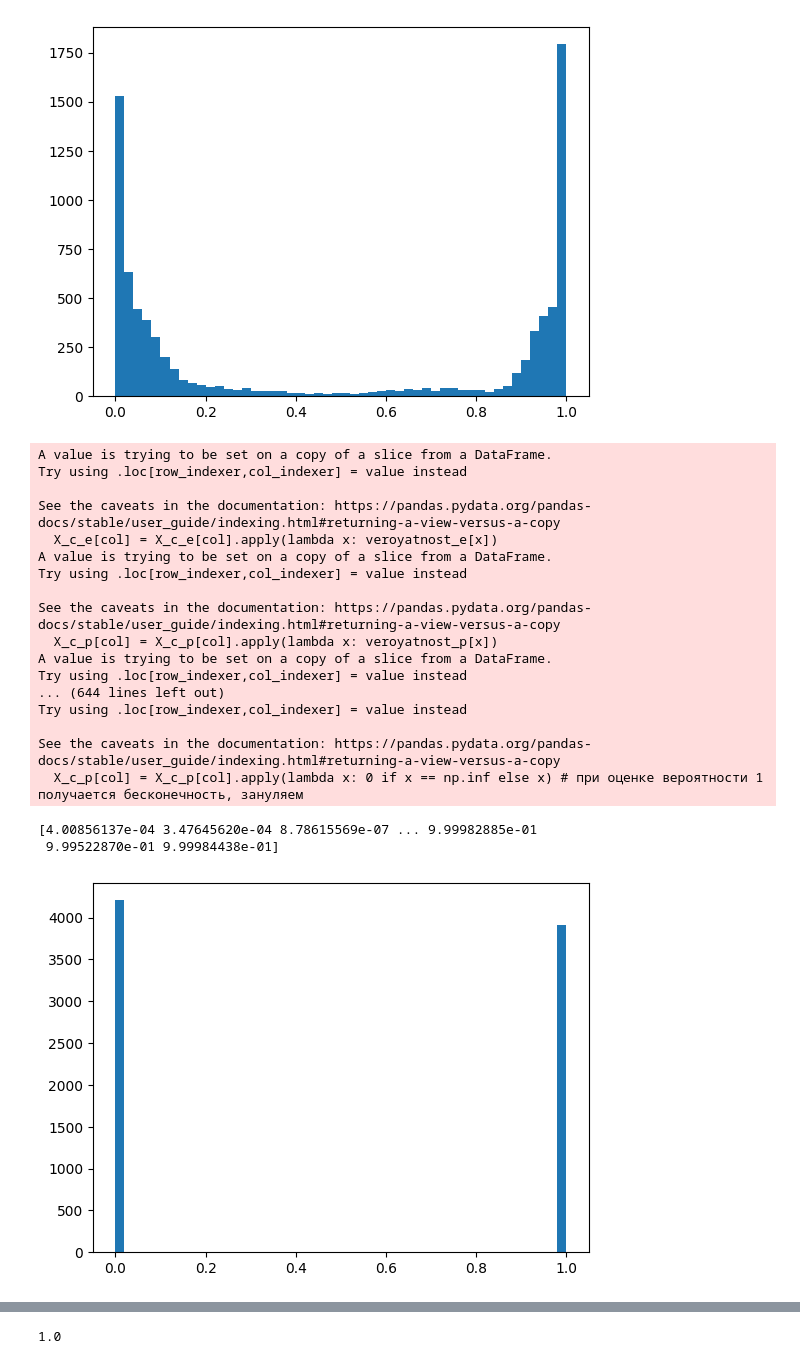
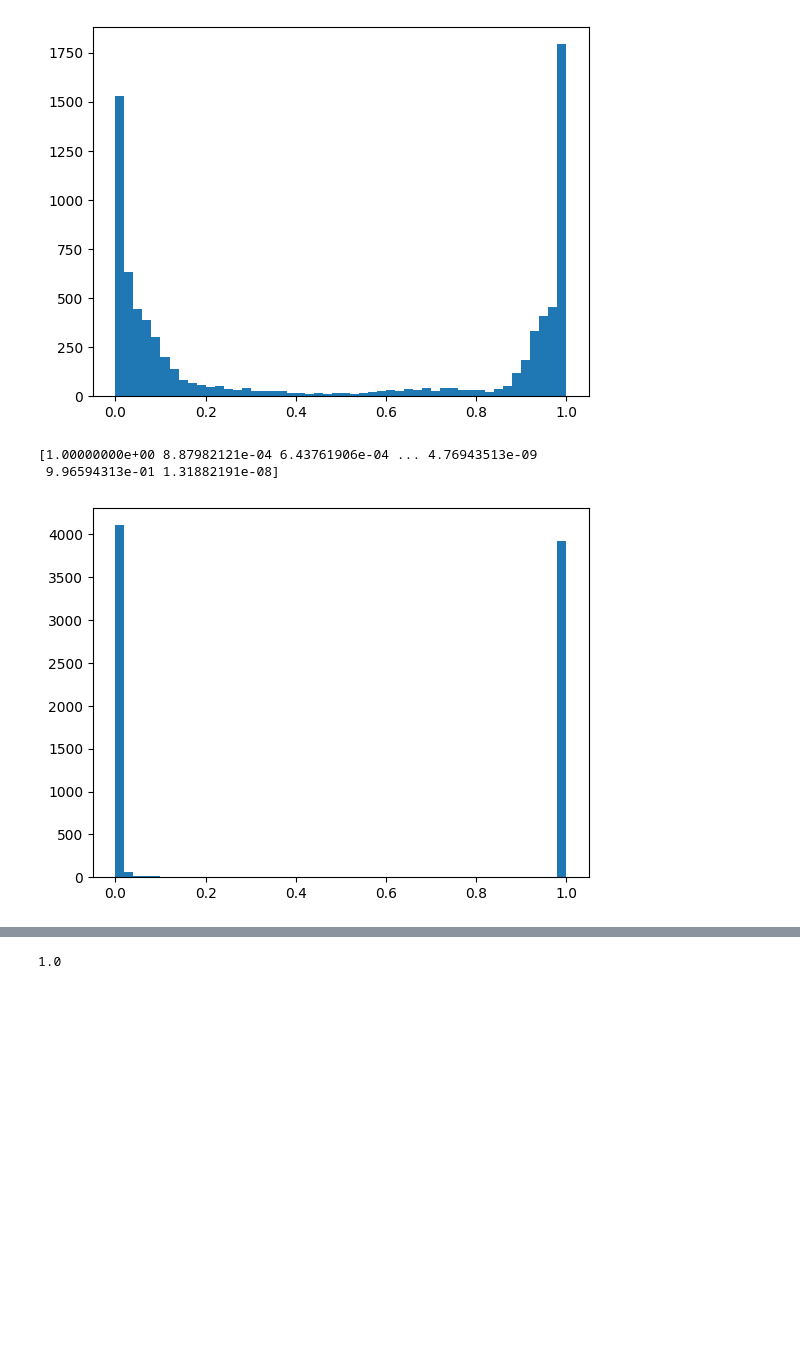
Before and after one commit to kosmldev/mmad, a Jupyter notebook: lab2.ipynb, the cells around one changed output, grey strips where cells are left out. Cells and saved outputs as stored; diff of their text form; code cells hidden in the pictures; blank space fills up the shorter version.

```diff
--- a/lab2.ipynb
+++ b/lab2.ipynb
@@ -215,54 +216,28 @@ Please also refer to the documentation for alternative solver options:
 # %%
 model = LogisticRegression()
 
-X_c = X.copy()
-X_c_e = X_c[y == 'e']
-X_c_p = X_c[y == 'p']
+mashrooms_c = mashrooms.copy()
 
-for col in X_c.columns: # для каждой колонки считаем оценки вероятности
-    veroyatnost_e = X_c_e[col].value_counts(normalize=True)
-    veroyatnost_p = X_c_p[col].value_counts(normalize=True)
+for col in mashrooms_c.columns: # для каждой колонки считаем оценки вероятности
+    if col != 'class':
+        varoyatnost = mashrooms.groupby(col)['class'].value_counts(normalize=True).unstack().fillna(0)
+        mashrooms_c[col] = mashrooms_c[['class', col]].apply(lambda x: varoyatnost[x[0]].loc[x[1]], axis=1)
 
-    X_c_e[col] = X_c_e[col].apply(lambda x: veroyatnost_e[x])
-    X_c_p[col] = X_c_p[col].apply(lambda x: veroyatnost_p[x])
+        mashrooms_c[col] = np.log(mashrooms_c[col]/(1-mashrooms_c[col])) # и делаем обратное логистическое преобразования
 
-    X_c_e[col] = np.log(X_c_e[col]/(1-X_c_e[col])) # и делаем обратное логистическое преобразования
-    X_c_p[col] = np.log(X_c_p[col]/(1-X_c_p[col])) # и делаем обратное логистическое преобразования
+        mashrooms_c[col] = mashrooms_c[col].apply(lambda x: 0 if x == np.inf else x) # при оценке вероятности 1 получается бесконечность, зануляем
 
-    X_c_e[col] = X_c_e[col].apply(lambda x: 0 if x == np.inf else x) # при оценке вероятности 1 получается бесконечность, зануляем
-    X_c_p[col] = X_c_p[col].apply(lambda x: 0 if x == np.inf else x) # при оценке вероятности 1 получается бесконечность, зануляем
-
-X_c = pd.concat([X_c_e, X_c_p])
-
-y_c_e = y[y == 'e']
-y_c_p = y[y == 'p']
-y_c = pd.concat([y_c_e, y_c_p])
+X_c = mashrooms_c.drop(columns='class')
+y_c = mashrooms_c['class'].copy()
 
 y_c = LabelEncoder().fit_transform(y_c)
 model.fit(X_c,y_c)
 probs = model.predict_proba(X_c)[:,1]
 
 print(probs) # с обратным логистическим преобразованием
 plt.hist(probs, 50)
 plt.show()
 # %% [output]
-A value is trying to be set on a copy of a slice from a DataFrame.
-Try using .loc[row_indexer,col_indexer] = value instead
-
-See the caveats in the documentation: https://pandas.pydata.org/pandas-docs/stable/user_guide/indexing.html#returning-a-view-versus-a-copy
-  X_c_e[col] = X_c_e[col].apply(lambda x: veroyatnost_e[x])
-A value is trying to be set on a copy of a slice from a DataFrame.
-Try using .loc[row_indexer,col_indexer] = value instead
-
-See the caveats in the documentation: https://pandas.pydata.org/pandas-docs/stable/user_guide/indexing.html#returning-a-view-versus-a-copy
-  X_c_p[col] = X_c_p[col].apply(lambda x: veroyatnost_p[x])
-A value is trying to be set on a copy of a slice from a DataFrame.
-Try using .loc[row_indexer,col_indexer] = value instead
-... (644 lines left out)
-Try using .loc[row_indexer,col_indexer] = value instead
-
-See the caveats in the documentation: https://pandas.pydata.org/pandas-docs/stable/user_guide/indexing.html#returning-a-view-versus-a-copy
-  X_c_p[col] = X_c_p[col].apply(lambda x: 0 if x == np.inf else x) # при оценке вероятности 1 получается бесконечность, зануляем
+[1.00000000e+00 8.87982121e-04 6.43761906e-04 ... 4.76943513e-09
+ 9.96594313e-01 1.31882191e-08]
-[4.00856137e-04 3.47645620e-04 8.78615569e-07 ... 9.99982885e-01
- 9.99522870e-01 9.99984438e-01]
-[figure, old version]
+[figure, new version]
```
Also changed, not shown: parts of 10 cells of this notebook.
